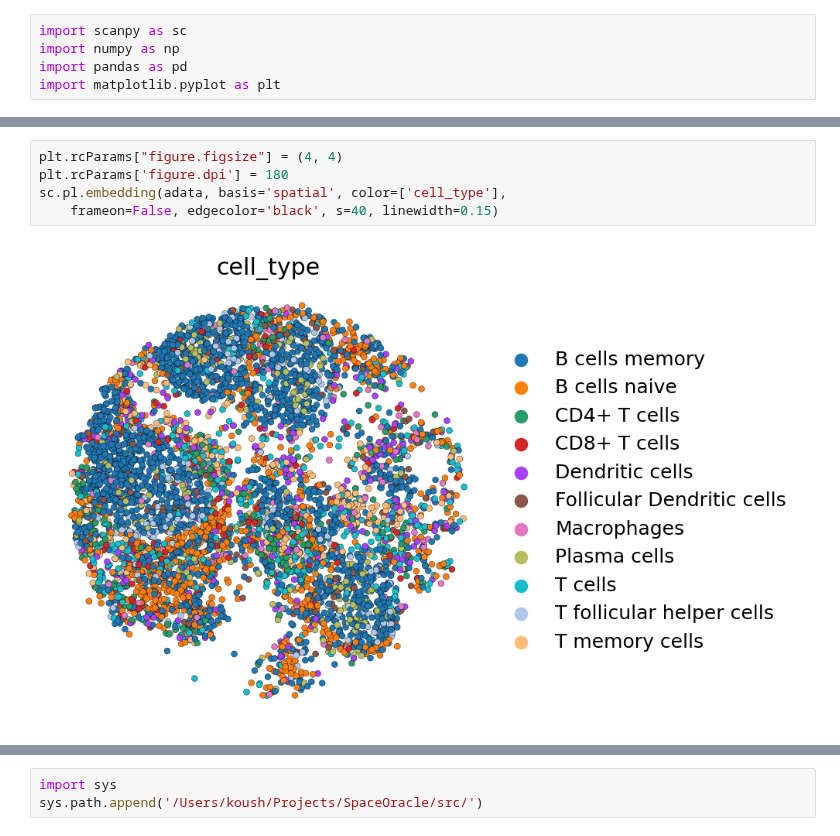
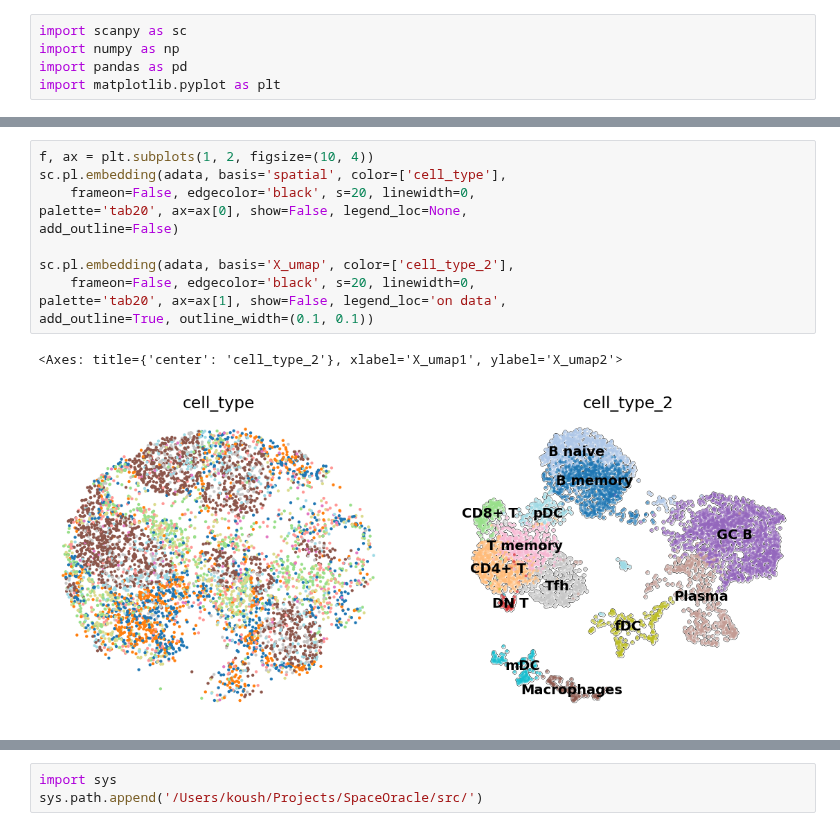
Before and after one commit to jishnu-lab/SpaceTravLR, a Jupyter notebook: notebooks/human_tonsil/01_run_CO.ipynb, the cells around one changed output, grey strips where cells are left out. Cells and saved outputs as stored; diff of their text form.

```diff
--- a/notebooks/human_tonsil/01_run_CO.ipynb
+++ b/notebooks/human_tonsil/01_run_CO.ipynb
@@ -17,7 +23,14 @@ AnnData object with n_obs × n_vars = 5778 × 3549
-# %%
-plt.rcParams["figure.figsize"] = (4, 4)
-plt.rcParams['figure.dpi'] = 180
-sc.pl.embedding(adata, basis='spatial', color=['cell_type'],
-    frameon=False, edgecolor='black', s=40, linewidth=0.15)
-# %% [output]
-[figure, removed]
+# %%
+f, ax = plt.subplots(1, 2, figsize=(10, 4))
+sc.pl.embedding(adata, basis='spatial', color=['cell_type'],
+    frameon=False, edgecolor='black', s=20, linewidth=0,
+palette='tab20', ax=ax[0], show=False, legend_loc=None,
+add_outline=False)
+
+sc.pl.embedding(adata, basis='X_umap', color=['cell_type_2'],
+    frameon=False, edgecolor='black', s=20, linewidth=0,
+palette='tab20', ax=ax[1], show=False, legend_loc='on data',
+add_outline=True, outline_width=(0.1, 0.1))
+# %% [output]
+<Axes: title={'center': 'cell_type_2'}, xlabel='X_umap1', ylabel='X_umap2'>
+[figure, added]
```
Also changed, not shown: parts of 8 cells of this notebook, 2 other files.
